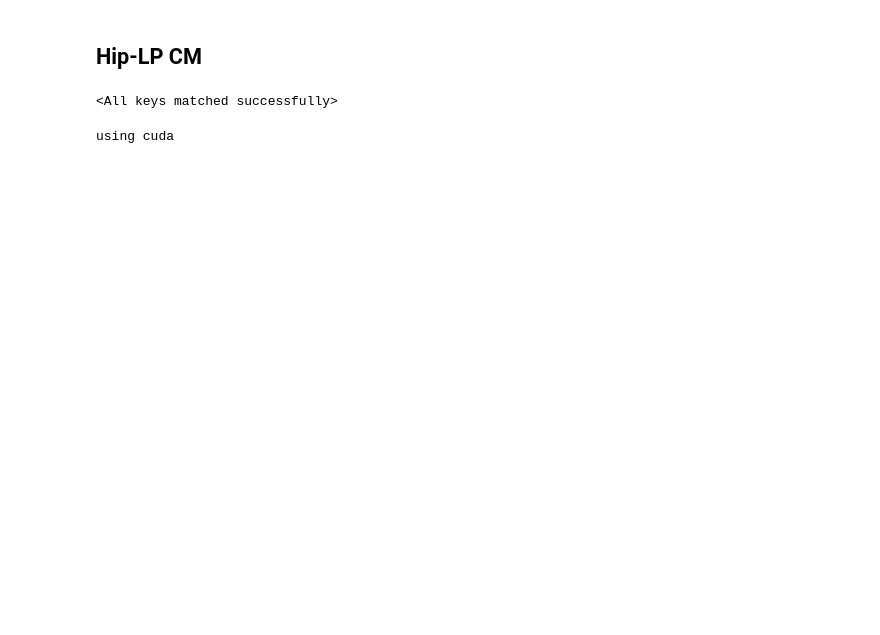
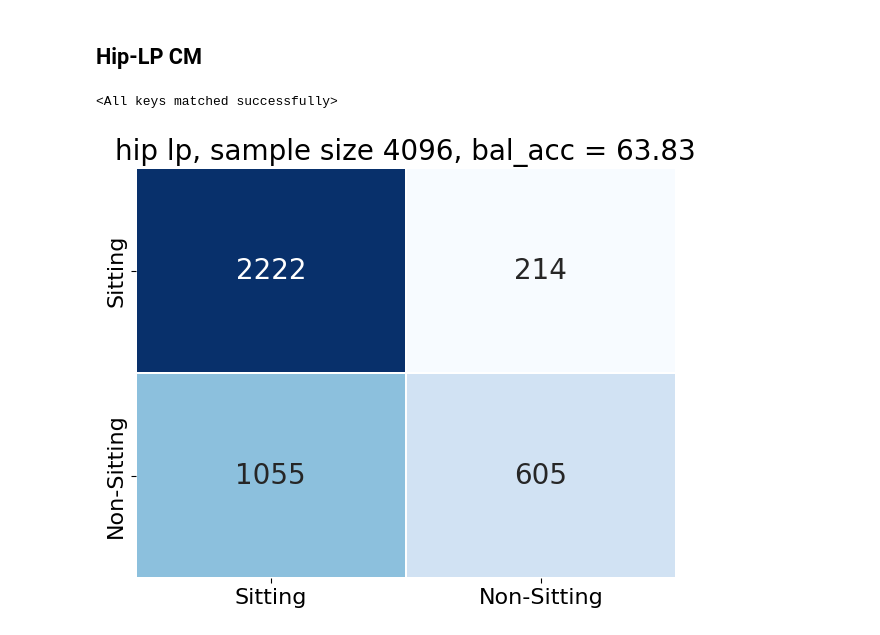
Before and after one commit to yuc0805/DeepPostures_MAE, a Jupyter notebook: MoCA/confusion_matrix.ipynb, the cells around one changed output. Saved outputs shown, nothing was run; the diff lists cells and outputs as text; code cells hidden in the pictures; blank space fills up the shorter version.

```diff
--- a/MoCA/confusion_matrix.ipynb
+++ b/MoCA/confusion_matrix.ipynb
@@ -72,24 +74,38 @@ def mae_classification_pass(data_loader, model):
 
     balanced_acc = balanced_accuracy_score(targets_list, preds_list)
     return preds_list, targets_list, balanced_acc
+# %%
+def plot_cm(cm_all, title, labels=['Sitting', 'Non-Sitting']):
+    fig, ax = plt.subplots(figsize=(6, 5))  # use object-oriented API
+
+    sns.heatmap(
+        cm_all,
+        annot=True,
+        fmt='d',
+        cmap='Blues',
+        xticklabels=labels,
+        yticklabels=labels,
+        annot_kws={"size": 20},
+        cbar=False,
+        linewidths=0.2,
+        linecolor='white',
+        ax=ax
+    )
+    ax.set_title(title, fontsize=20)
+    ax.tick_params(axis='x', labelsize=16)
+    ax.tick_params(axis='y', labelsize=16)
+    fig.tight_layout()
+
+    return fig
 # %%
 from sklearn.metrics import confusion_matrix
 import seaborn as sns
 import matplotlib.pyplot as plt
 
-pred_all, target_all, accuracy_all = mae_classification_pass(hip_loader,hip_lp_model)
-trial_classification = f'hip lp, acc = {accuracy_all}'
-
+# pred_all, target_all, accuracy_all = mae_classification_pass(hip_loader,hip_lp_model)
+trial_classification = f'hip lp, sample size 4096, bal_acc = {accuracy_all*100:.2f}'
 cm_all = confusion_matrix(target_all, pred_all)
 
-labels = ['Sitting','Non-Sitting']
-
-plt.figure(figsize=(8, 6))
-sns.heatmap(cm_all, annot=True, cmap='Blues', fmt='d', xticklabels=labels,
-            yticklabels=labels)
-plt.xlabel('Predicted Labels')
-plt.ylabel('True Labels')
-plt.title(f'Accuracy (train)={round(accuracy_all,3)} ({trial_classification})')
-plt.show()
+cm_plt = plot_cm(cm_all,trial_classification)
 # %% [output]
-using cuda
+[figure, added]
```
Also changed, not shown: parts of 3 cells of this notebook, 19 other files.
